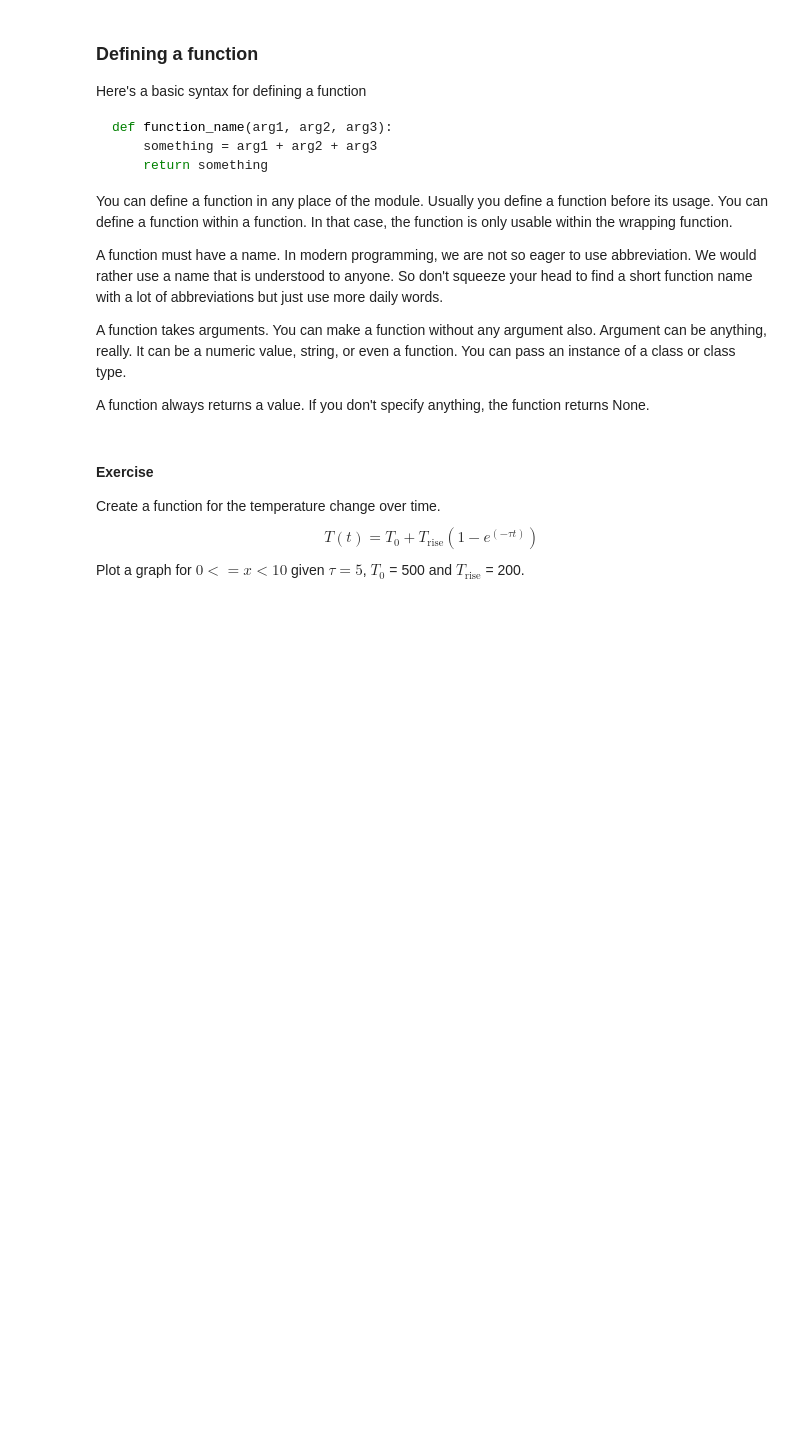
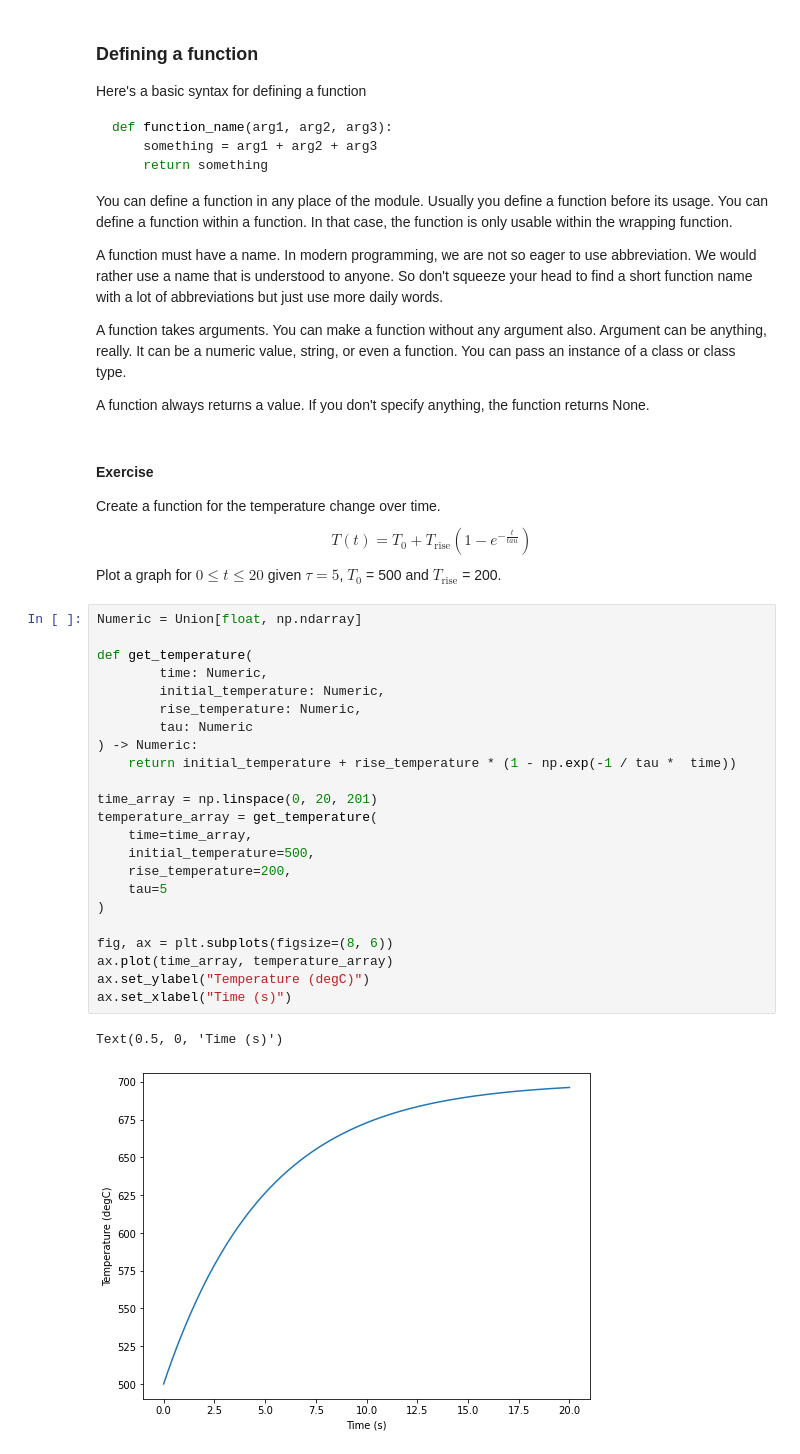
Before and after one commit to kevinksyTRD/HeatTransferCourse, a Jupyter notebook: notebooks/numerical_method_in_python.ipynb, the cells around one changed output. Drawn from its saved outputs; the diff is of its cells as text; blank space fills up the shorter version.

```diff
--- a/notebooks/numerical_method_in_python.ipynb
+++ b/notebooks/numerical_method_in_python.ipynb
@@ -278,6 +284,32 @@ A function always returns a value. If you don't specify anything, the function r
 # %% [markdown]
 #### Exercise
 Create a function for the temperature change over time.
-$$T(t) = T_0 + T_\mathrm{rise}\left(1 - e^(-\tau t)\right)$$
-Plot a graph for $0<=x<10$ given $\tau=5$, $T_0$ = 500 and  $T_\mathrm{rise}$ = 200.
+$$T(t) = T_0 + T_\mathrm{rise}\left(1 - e^{-\frac{t}{tau}}\right)$$
+Plot a graph for $0 \leq t \leq 20$ given $\tau=5$, $T_0$ = 500 and  $T_\mathrm{rise}$ = 200.
+# %%
+Numeric = Union[float, np.ndarray]
+
+def get_temperature(
+        time: Numeric,
+        initial_temperature: Numeric,
+        rise_temperature: Numeric,
+        tau: Numeric
+) -> Numeric:
+    return initial_temperature + rise_temperature * (1 - np.exp(-1 / tau *  time))
+
+time_array = np.linspace(0, 20, 201)
+temperature_array = get_temperature(
+    time=time_array,
+    initial_temperature=500,
+    rise_temperature=200,
+    tau=5
+)
+
+fig, ax = plt.subplots(figsize=(8, 6))
+ax.plot(time_array, temperature_array)
+ax.set_ylabel("Temperature (degC)")
+ax.set_xlabel("Time (s)")
+# %% [output]
+Text(0.5, 0, 'Time (s)')
+[figure, added]
 # %% [markdown]
```
Also changed, not shown: parts of 38 cells of this notebook, 5 other files.
